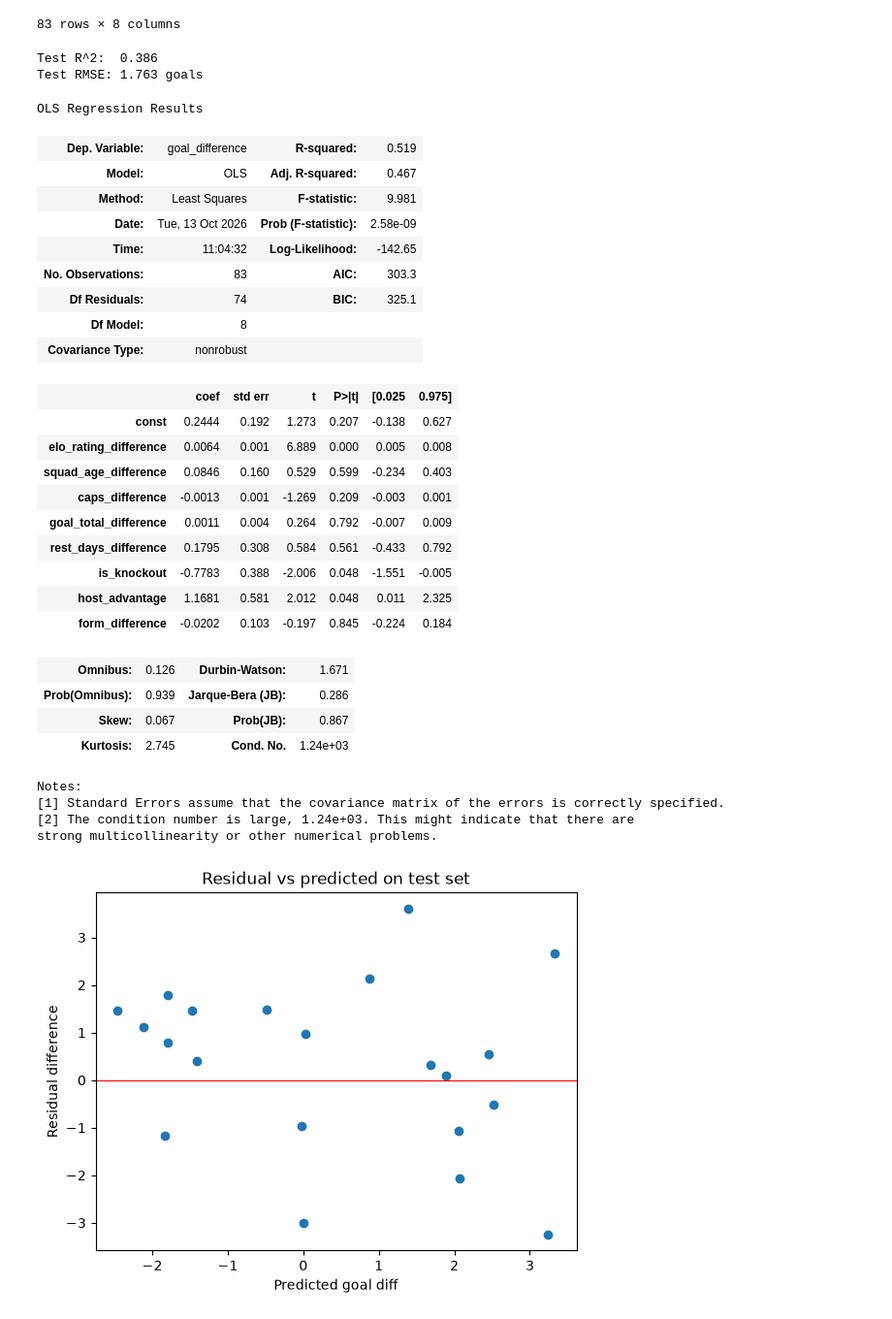
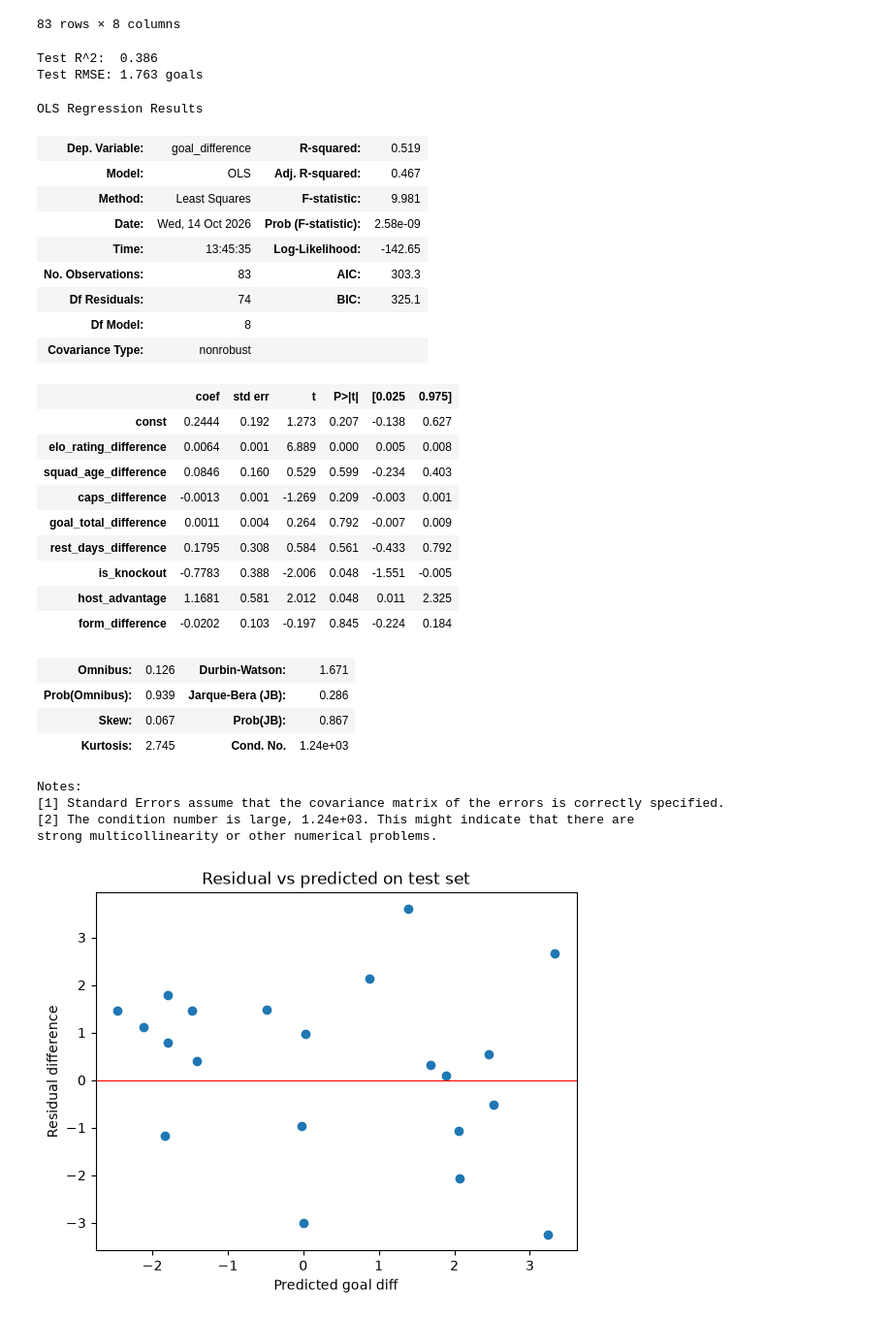
Before and after one commit to qualiky/fifa-world-cup-2026-analysis, a Jupyter notebook: notebooks/sandys-notebook.ipynb, the cells around one changed output. Shown at 97% size. Cells and saved outputs as stored; diff of their text form; code cells hidden in the pictures.

```diff
--- a/notebooks/sandys-notebook.ipynb
+++ b/notebooks/sandys-notebook.ipynb
@@ -147,24 +162,24 @@ model = LinearRegression().fit(X_train, y_train)
 pred = model.predict(X_test)
 # %%
 r2 = r2_score(y_test, pred)
-rmse = mean_squared_error(y_test, pred) ** 0.5
+rmse_v = mean_squared_error(y_test, pred) ** 0.5
 print(f"Test R^2:  {r2:.3f}")
-print(f"Test RMSE: {rmse:.3f} goals")
+print(f"Test RMSE: {rmse_v:.3f} goals")
 
 pd.Series(model.coef_, index=FEATURES, name="coefficient").sort_values()
 
 X_sm = sm.add_constant(X_train)
 ols_fds = sm.OLS(y_train, X_sm).fit()
 >>>ols_fds.summary()
 # %% [output]
 Test R^2:  0.386
 Test RMSE: 1.763 goals
 OLS Regression Results
 | Dep. Variable: | goal_difference | R-squared: | 0.519 |
 | Model: | OLS | Adj. R-squared: | 0.467 |
 | Method: | Least Squares | F-statistic: | 9.981 |
-| Date: | Tue, 13 Oct 2026 | Prob (F-statistic): | 2.58e-09 |
-| Time: | 11:04:32 | Log-Likelihood: | -142.65 |
+| Date: | Wed, 14 Oct 2026 | Prob (F-statistic): | 2.58e-09 |
+| Time: | 13:45:35 | Log-Likelihood: | -142.65 |
 | No. Observations: | 83 | AIC: | 303.3 |
 | Df Residuals: | 74 | BIC: | 325.1 |
 | Df Model: | 8 |  |  |
```
Also changed, not shown: parts of 26 cells of this notebook, 3 other files.
